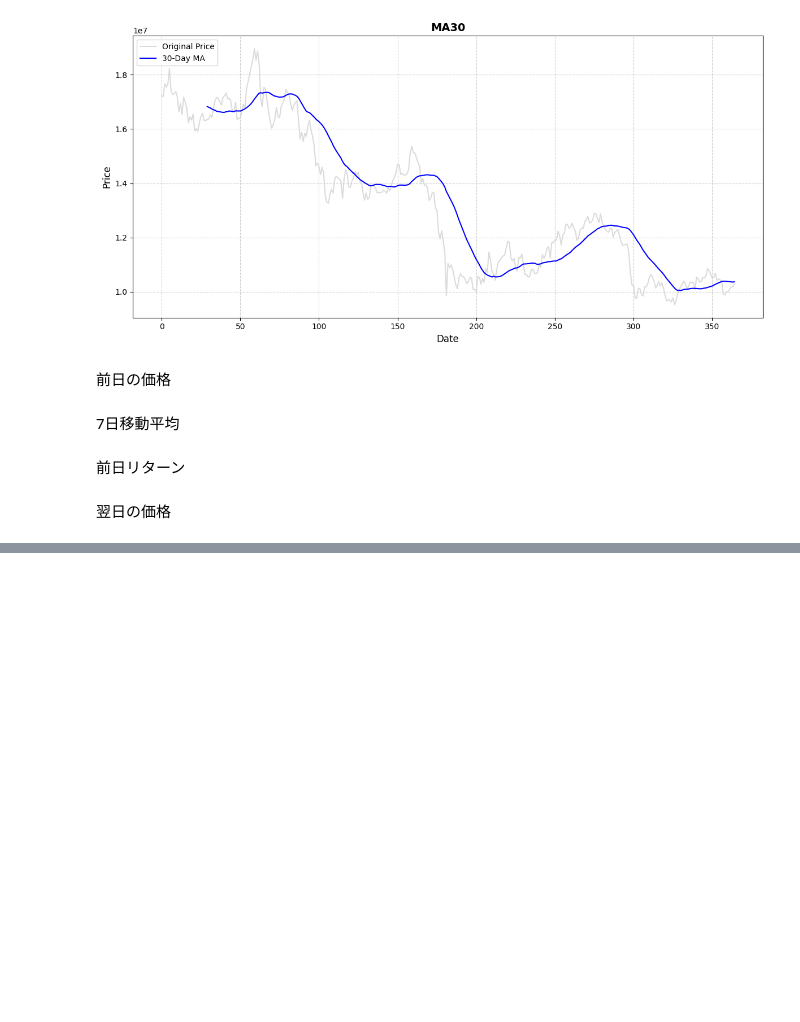
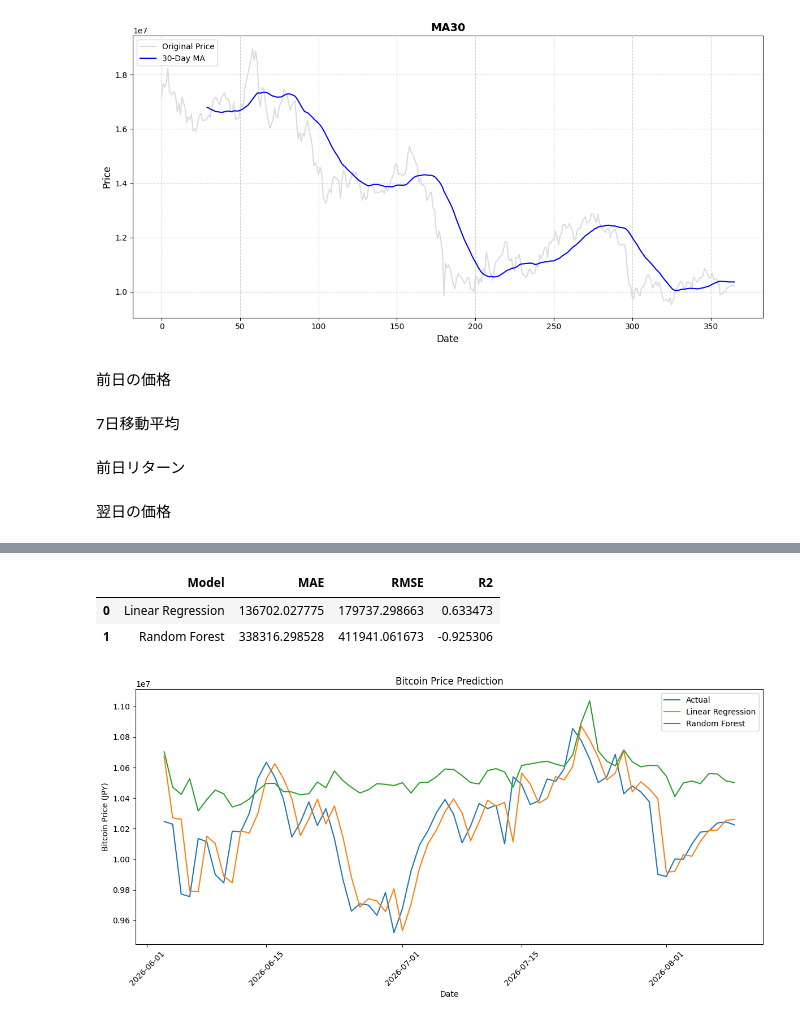
Before and after one commit to shota98501/workspace, a Jupyter notebook: Project/crypto_project/crypto_project(years).ipynb, the cells around one changed output, grey strips where cells are left out. Cells and saved outputs as stored; diff of their text form; code cells hidden in the pictures; blank space fills up the shorter version.

```diff
--- a/Project/crypto_project/crypto_project(years).ipynb
+++ b/Project/crypto_project/crypto_project(years).ipynb
@@ -377,0 +439,4 @@ memory usage: 102.1+ KB
+# %%
+lr_prediction = lr_model.predict(
+    x_test
+)
@@ -377,0 +447,10 @@ memory usage: 102.1+ KB
+# %%
+rf_model = RandomForestRegressor(
+    n_estimators=100,
+    random_state=42
+)
+# %%
+rf_model.fit(
+    x_train,
+    y_train
+)
@@ -377,0 +459,4 @@ memory usage: 102.1+ KB
+# %%
+rf_prediction = rf_model.predict(
+    x_test
+)
@@ -377,0 +511,61 @@ memory usage: 102.1+ KB
+# %%
+results = pd.DataFrame({
+    "Model": [
+        "Linear Regression",
+        "Random Forest"
+    ],
+    "MAE": [
+        lr_mae,
+        rf_mae
+    ],
+    "RMSE": [
+        lr_rmse,
+        rf_rmse
+    ],
+    "R2": [
+        lr_r2,
+        rf_r2
+    ]
+})
+
+results
+# %% [output]
+|  | Model | MAE | RMSE | R2 |
+| 0 | Linear Regression | 136702.027775 | 179737.298663 | 0.633473 |
+| 1 | Random Forest | 338316.298528 | 411941.061673 | -0.925306 |
+# %%
+import matplotlib.pyplot as plt
+
+plt.figure(figsize=(12, 6))
+
+plt.plot(
+    btc_df["Date"].iloc[split:],
+    y_test,
+    label="Actual"
+)
+
+plt.plot(
+    btc_df["Date"].iloc[split:],
+    lr_prediction,
+    label="Linear Regression"
+)
+
+plt.plot(
+    btc_df["Date"].iloc[split:],
+    rf_prediction,
+    label="Random Forest"
+)
+
+plt.xlabel("Date")
+plt.ylabel("Bitcoin Price (JPY)")
+plt.title(
+    "Bitcoin Price Prediction"
+)
+
+plt.legend()
+plt.xticks(rotation=45)
+plt.tight_layout()
+
+plt.show()
+# %% [output]
+[figure, added]
```
Also changed, not shown: parts of 36 cells of this notebook.
